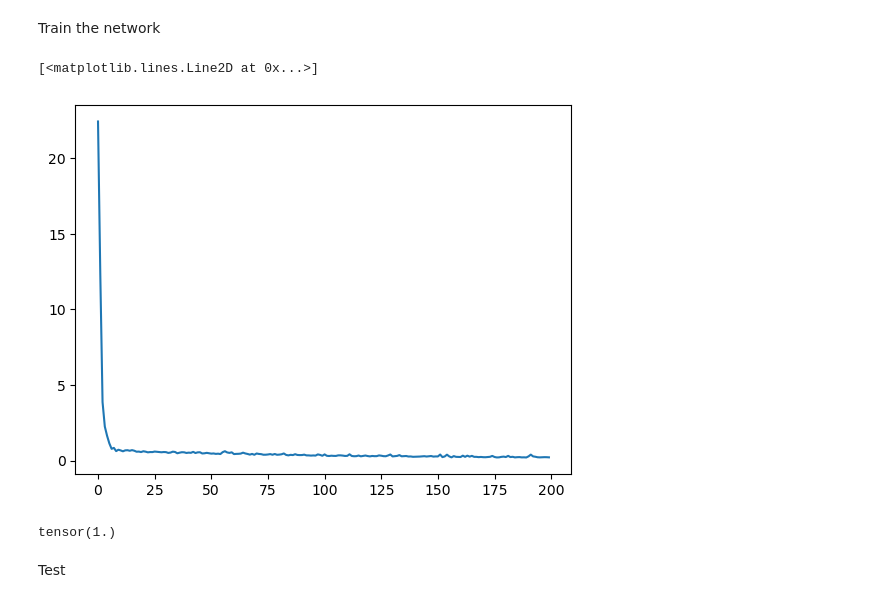
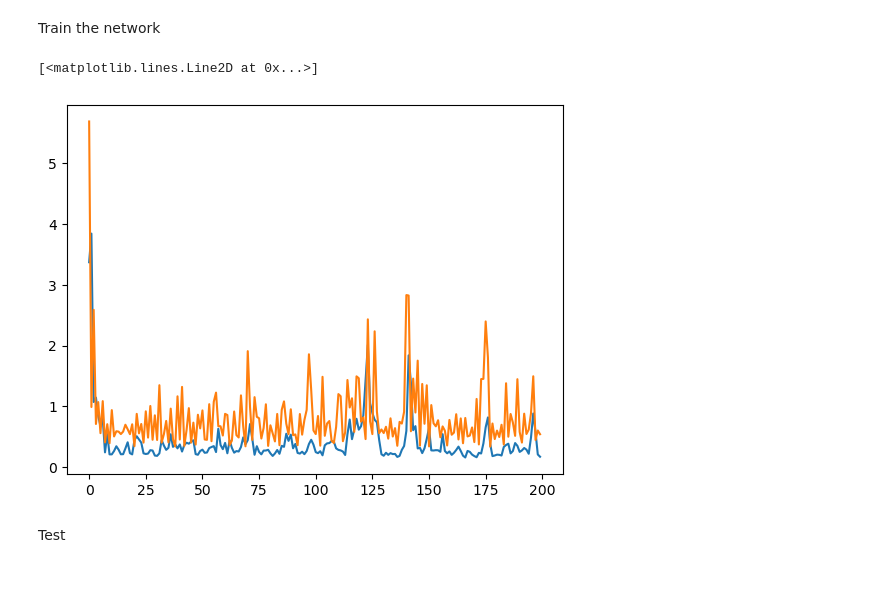
Before and after one commit to atleer/DL-demos, a Jupyter notebook: workshop/two_day_version/05_Prepare_Data/train_on_wine_dataset.ipynb, the cells around one changed output. Drawn from its saved outputs; the diff is of its cells as text; code cells hidden in the pictures.

Commit message:
Add calculation of validation losses

```diff
--- a/workshop/two_day_version/05_Prepare_Data/train_on_wine_dataset.ipynb
+++ b/workshop/two_day_version/05_Prepare_Data/train_on_wine_dataset.ipynb
@@ -73,33 +73,41 @@ optimizer = torch.optim.Adam(model.parameters(), lr = 0.001)
 loss_function = nn.CrossEntropyLoss()
 
 train_losses = []
+val_losses = []
 model.train()
 for epoch in range(nepochs):
 
     train_batch_losses = []
-    for ibatch, (features, labels) in enumerate(train_loader):
+    for batch_idx, (train_features, train_labels) in enumerate(train_loader):
 
         optimizer.zero_grad()
 
-        output = model(features)
+        train_output = model(train_features)
 
-        loss = loss_function(output, labels)
+        loss = loss_function(train_output, train_labels)
         train_batch_losses.append(loss.item())
 
         loss.backward()
 
         optimizer.step()
 
+    val_batch_losses = []
+    for batch_idx, (val_features, val_labels) in enumerate(val_loader):
+
+        val_output = model(val_features)
+
+        loss = loss_function(val_output, val_labels)
+
+        val_batch_losses.append(loss.item())
+
+    val_losses.append(np.mean(val_batch_losses))
     train_losses.append(np.mean(train_batch_losses))
 # %%
 plt.plot(train_losses)
+plt.plot(val_losses)
 # %% [output]
 [<matplotlib.lines.Line2D at 0x...>]
-[figure, old version]
+[figure, new version]
-# %%
-((torch.argmax(output, dim=1)) == labels).sum() / len(labels)
-# %% [output]
-tensor(1.)
 # %% [markdown]
 Test
 # %%
```
